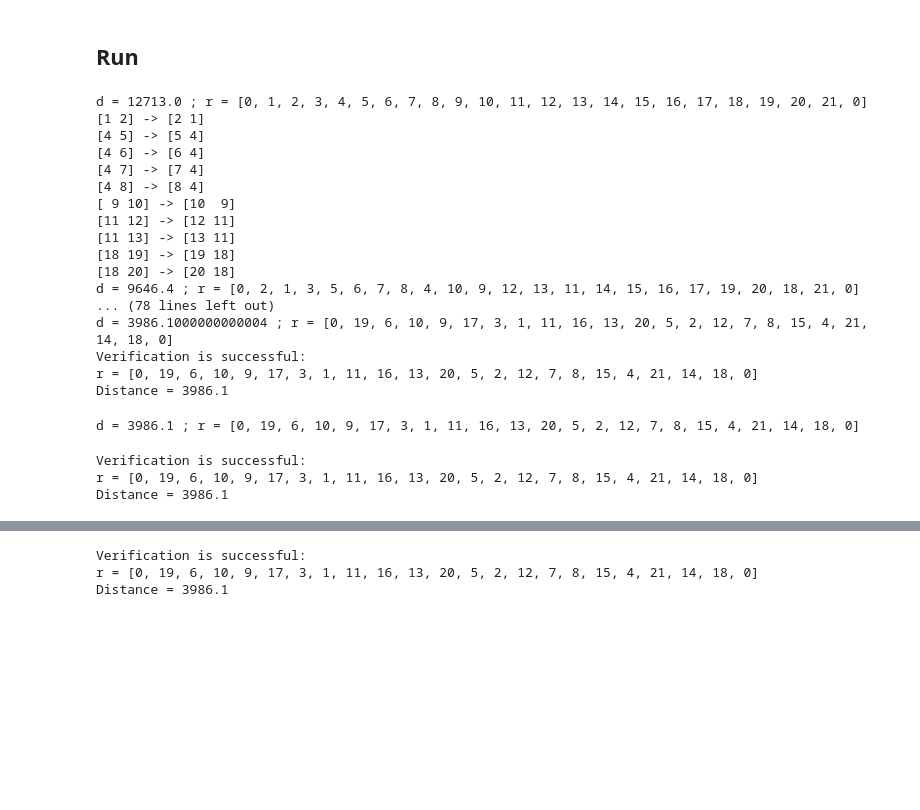
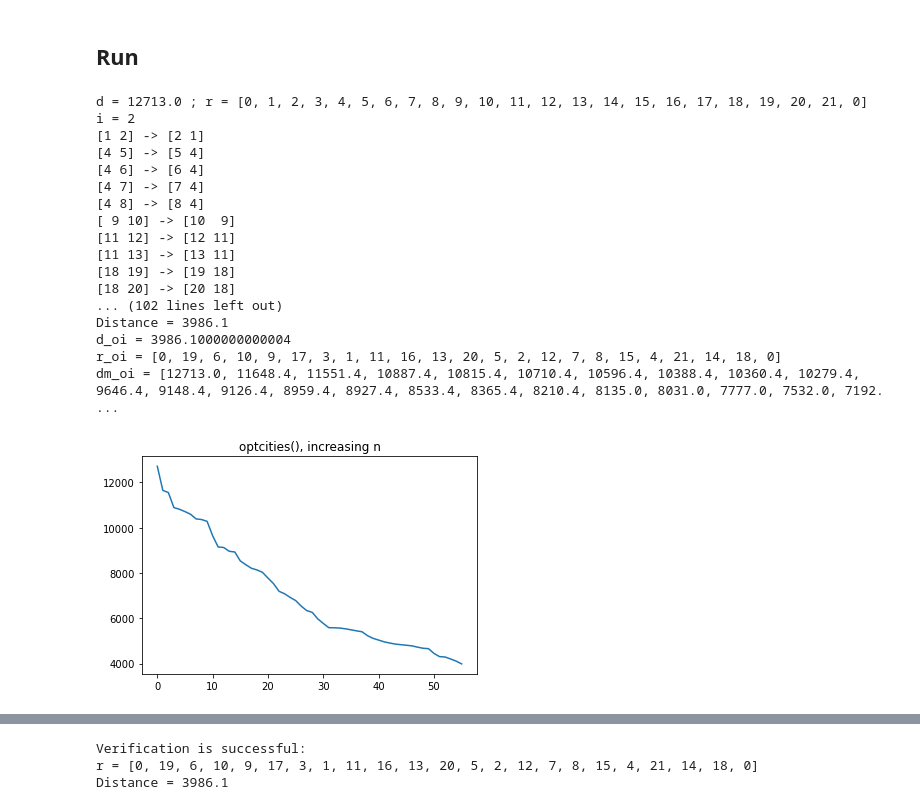
Before and after one commit to ysereda/Traveling_Salesman, a Jupyter notebook: Traveling_Salesman.ipynb, the cells around one changed output, grey strips where cells are left out. Cells and saved outputs as stored; diff of their text form; code cells hidden in the pictures; blank space fills up the shorter version.

```diff
--- a/Traveling_Salesman.ipynb
+++ b/Traveling_Salesman.ipynb
@@ -83,28 +83,32 @@ def PR(): # print current result
     global r,d_min
     print("d =",d_min,"; r =",r)
 def init():
-    global d_min,r
+    global d_min,r,dm
     d_min=0 # current minimal distance
     r=[0] # r - current shortest route: a list of city numbers along the currently shortest route
     for i in range(1,N):
         d_min += d[i-1][i]
         r.append(i)
     d_min += d[0][N-1]
+    dm = [d_min]
     r.append(0) # The last item in the list is the same as the 1st element
     PR()
 def init_prev():
-    global d_min,r
+    global d_min,r,dm,r_prev
     d_min=0 # current minimal distance
     # r - current shortest route: a list of city numbers along the currently shortest route, Distance = 3986.1
-    r = [0, 19, 6, 10, 9, 17, 3, 1, 11, 16, 13, 20, 5, 2, 12, 7, 8, 15, 4, 21, 14, 18, 0]
+    #d = 22195990;
+    #r = [0, 17, 23, 41, 2, 35, 42, 30, 5, 49, 11, 43, 1, 27, 3, 4, 36, 46, 25, 33, 40, 26, 22, 48, 14, 15, 24, 12, 13, 16, 34, 21, 47, 45, 8, 19, 7, 37, 31, 6, 38, 20, 18, 28, 44, 29, 32, 39, 10, 9, 0]
+    r = r_prev
     for i in range(1,N):
         d_min += d[r[i-1]][r[i]]
     d_min += d[0][r[N-1]]
+    dm = [d_min]
     PR()
 
 def optcities(n):
     #print("Rearrange ",n," cities:")
-    global d_min,r
+    global d_min,r,dm
     d_old = d_min+1 # keep track if distance has decreased
     while d_min < d_old:
         d_old = d_min # current minimal distance
@@ -132,6 +136,7 @@ def optcities(n):
                     for j in range(n):
                         r[i+1+j] = D[j]; # apply successfull cycling C -> D
                     d_min -= l1-l2 # update the minimal distance
+                    dm.append(d_min) #history of distances after each swapping for plotting
                     l1 = l2 # update the distance of (SC - n cycled cities - FC)
                     C = D; # update the list of n cycled cities
 
@@ -386,36 +391,31 @@ def ver(rv):
 ## Run
 # %%
 init();
-for i in range(2,N):
+for i in range(2,N+1):
+    print("i =",i)
     optcities(i);
-ver(r) #Verification of no repeated cities
+if len(dm)>1:
+    plt.plot(dm); plt.title("optcities(), increasing n")
+    ver(r) # Verification of no repeated cities
+d_oi = d_min; print("d_oi =",d_min)
+r_oi = r; print("r_oi =",r)
+dm_oi = dm; print("dm_oi =",dm)
 # %% [output]
 d = 12713.0 ; r = [0, 1, 2, 3, 4, 5, 6, 7, 8, 9, 10, 11, 12, 13, 14, 15, 16, 17, 18, 19, 20, 21, 0]
+i = 2
 [1 2] -> [2 1]
 [4 5] -> [5 4]
 [4 6] -> [6 4]
 [4 7] -> [7 4]
 [4 8] -> [8 4]
 [ 9 10] -> [10  9]
 [11 12] -> [12 11]
 [11 13] -> [13 11]
 [18 19] -> [19 18]
 [18 20] -> [20 18]
-d = 9646.4 ; r = [0, 2, 1, 3, 5, 6, 7, 8, 4, 10, 9, 12, 13, 11, 14, 15, 16, 17, 19, 20, 18, 21, 0]
-... (78 lines left out)
-d = 3986.1000000000004 ; r = [0, 19, 6, 10, 9, 17, 3, 1, 11, 16, 13, 20, 5, 2, 12, 7, 8, 15, 4, 21, 14, 18, 0]
-Verification is successful:
-r = [0, 19, 6, 10, 9, 17, 3, 1, 11, 16, 13, 20, 5, 2, 12, 7, 8, 15, 4, 21, 14, 18, 0]
+... (102 lines left out)
 Distance = 3986.1
+d_oi = 3986.1000000000004
+r_oi = [0, 19, 6, 10, 9, 17, 3, 1, 11, 16, 13, 20, 5, 2, 12, 7, 8, 15, 4, 21, 14, 18, 0]
+dm_oi = [12713.0, 11648.4, 11551.4, 10887.4, 10815.4, 10710.4, 10596.4, 10388.4, 10360.4, 10279.4, 9646.4, 9148.4, 9126.4, 8959.4, 8927.4, 8533.4, 8365.4, 8210.4, 8135.0, 8031.0, 7777.0, 7532.0, 7192. ...
+[figure, added]
-# %%
-init_prev();
-for i in range(2,N):
-    optcities(i);
-# %% [output]
-d = 3986.1 ; r = [0, 19, 6, 10, 9, 17, 3, 1, 11, 16, 13, 20, 5, 2, 12, 7, 8, 15, 4, 21, 14, 18, 0]
-# %%
-ver(r)
-# %% [output]
-Verification is successful:
-r = [0, 19, 6, 10, 9, 17, 3, 1, 11, 16, 13, 20, 5, 2, 12, 7, 8, 15, 4, 21, 14, 18, 0]
-Distance = 3986.1
```
Also changed, not shown: parts of 7 cells of this notebook, 1 other file.
